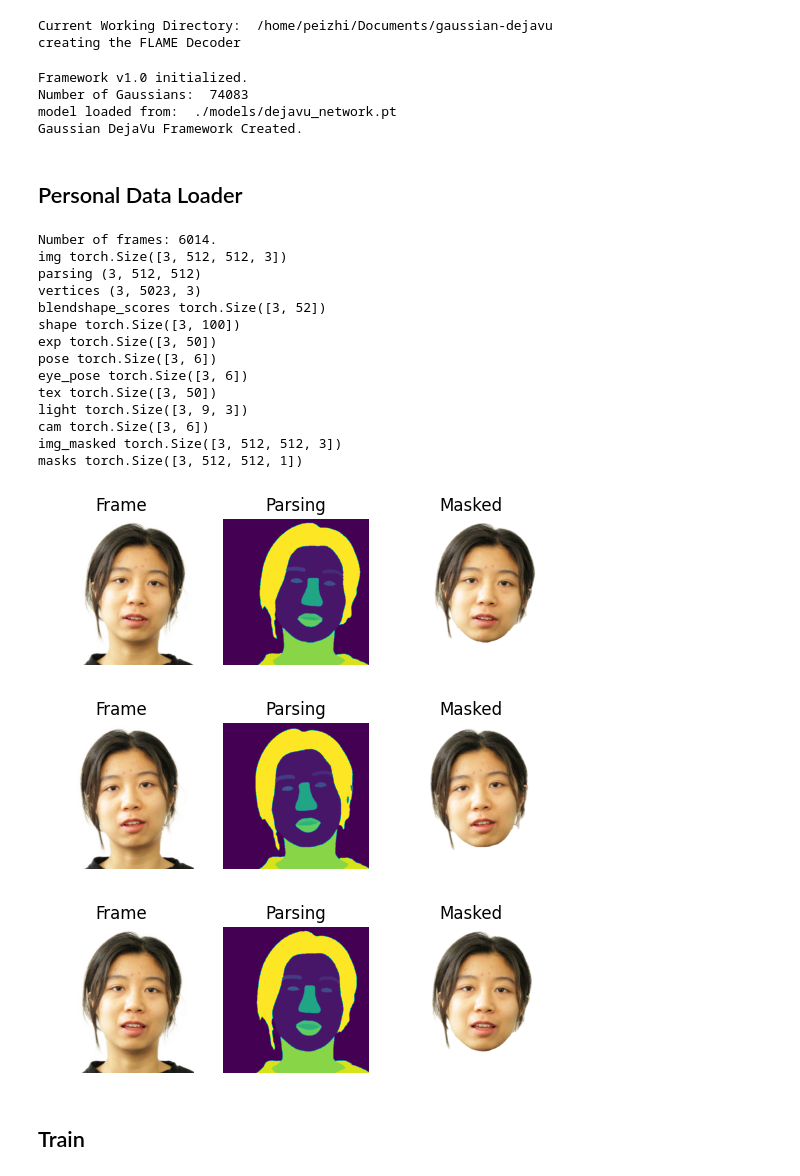
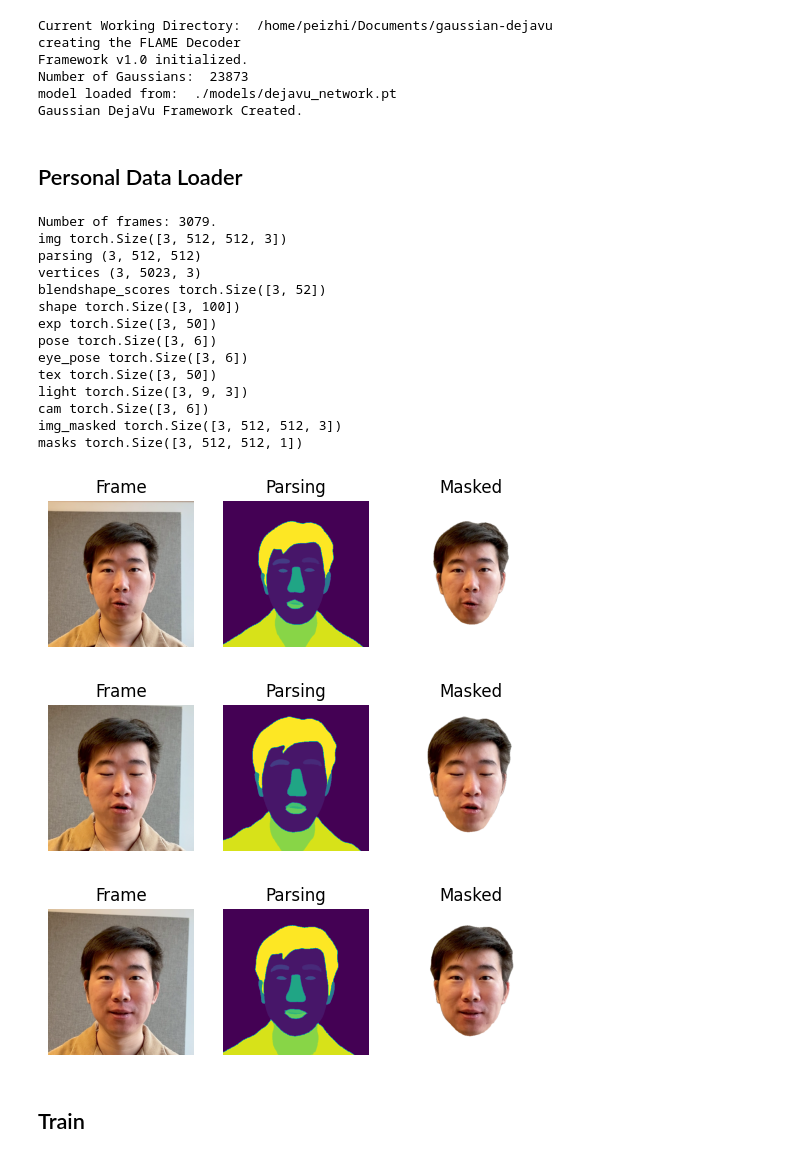
Before and after one commit to PeizhiYan/gaussian-dejavu, a Jupyter notebook: examples/Personalize-Avatar.ipynb, the cells around one changed output. Cells and saved outputs as stored; diff of their text form; code cells hidden in the pictures.

```diff
--- a/examples/Personalize-Avatar.ipynb
+++ b/examples/Personalize-Avatar.ipynb
@@ -30,61 +30,61 @@ def min_max_normalize(image):
     norm_image = (image - np.min(image)) / (np.max(image) - np.min(image))
     return norm_image
 
-dejavu = GaussianDejavu(network_weights='./models/dejavu_network.pt', uv_map_size=320)
+dejavu = GaussianDejavu(network_weights='./models/dejavu_network.pt', uv_map_size=180)
 device = dejavu.device
 # %% [output]
 Current Working Directory:  /home/peizhi/Documents/gaussian-dejavu
 creating the FLAME Decoder
+Framework v1.0 initialized.
+Number of Gaussians:  23873
+model loaded from:  ./models/dejavu_network.pt
+Gaussian DejaVu Framework Created.
-Framework v1.0 initialized.
-Number of Gaussians:  74083
-model loaded from:  ./models/dejavu_network.pt
-Gaussian DejaVu Framework Created.
 # %% [markdown]
 ## Personal Data Loader
 # %%
 # Please first follow the flame-head-tracker to reconstruct the FLAME parameters
 # https://github.com/PeizhiYan/flame-head-tracker
 
-# dataset_path = '/mnt/data3_hdd/peizhi/Datasets/Personal_Videos_flame_new/peizhi-demo-3.2'
-dataset_path = '/mnt/data3_hdd/peizhi/Datasets/IMAvatar_tracker_3.2/subject1'
-#dataset_path = '/mnt/data3_hdd/peizhi/Datasets/IMAvatar_tracker_3.2/subject2'
+dataset_path = '/mnt/data3_hdd/peizhi/Datasets/Personal_Videos_flame_new/peizhi-demo-3.2'
+# dataset_path = '/mnt/data3_hdd/peizhi/Datasets/IMAvatar_tracker_3.2/subject1'
+# dataset_path = '/mnt/data3_hdd/peizhi/Datasets/IMAvatar_tracker_3.2/subject2'
 personal_dataloader = PersonalDataLoader(dataset_path=dataset_path, device=device, shuffle=True)
 
 batch_data = personal_dataloader.next_random_batch(batch_size=3)
 
 for key in batch_data:
     try:
         print(key, batch_data[key].shape)
     except:
         pass
 
 for i in range(len(batch_data['fid'])):
     plt.figure()
     plt.subplot(1,3,1)
     plt.imshow(batch_data['img'][i].detach().cpu()); plt.axis('off'); plt.title('Frame')
     plt.subplot(1,3,2)
     plt.imshow(batch_data['parsing'][i]); plt.axis('off'); plt.title('Parsing')
     plt.subplot(1,3,3)
     plt.imshow(batch_data['img_masked'][i].detach().cpu()); plt.axis('off'); plt.title('Masked')
     plt.show()
 # %% [output]
-Number of frames: 6014.
+Number of frames: 3079.
 img torch.Size([3, 512, 512, 3])
 parsing (3, 512, 512)
 vertices (3, 5023, 3)
 blendshape_scores torch.Size([3, 52])
 shape torch.Size([3, 100])
 exp torch.Size([3, 50])
 pose torch.Size([3, 6])
 eye_pose torch.Size([3, 6])
 tex torch.Size([3, 50])
 light torch.Size([3, 9, 3])
 cam torch.Size([3, 6])
 img_masked torch.Size([3, 512, 512, 3])
 masks torch.Size([3, 512, 512, 1])
-[figure, old version]
+[figure, new version]
-[figure, old version]
+[figure, new version]
-[figure, old version]
+[figure, new version]
 # %% [markdown]
 ## Train
 # %%
```
Also changed, not shown: parts of 4 cells of this notebook, 17 other files.
